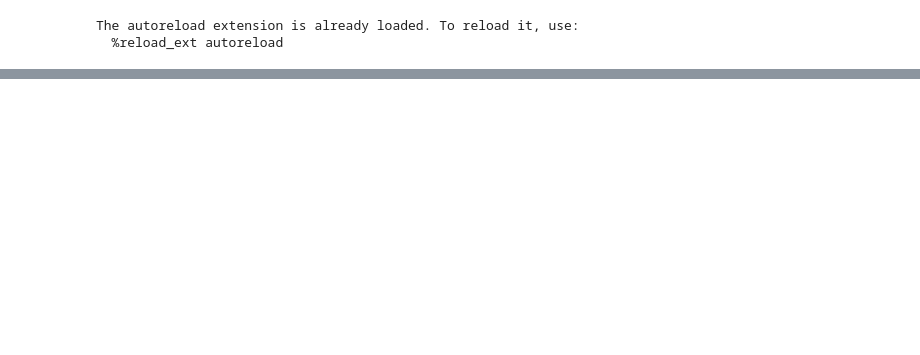
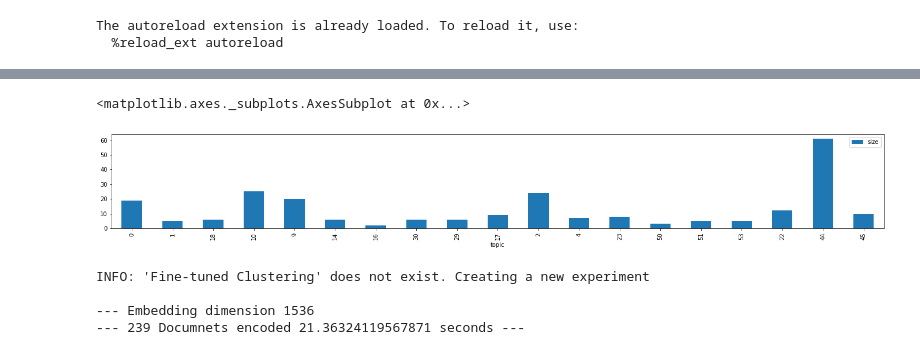
Before and after one commit to spring-media/ci-topic-thunder, a Jupyter notebook: MLflow_Bert.ipynb, the cells around one changed output, grey strips where cells are left out. Saved outputs shown, nothing was run; the diff lists cells and outputs as text; code cells hidden in the pictures; blank space fills up the shorter version.

Commit message:
adding modeling.py with all the ml related code and code for MLFlow clustering expeirment

```diff
--- a/MLflow_Bert.ipynb
+++ b/MLflow_Bert.ipynb
@@ -39,10 +46,27 @@ X.head(1)
 |  | headline | seo_title | text | created_at_date | created_at |
 | article_uid |  |  |  |  |  |
 | 5ed1398149006b863542719239e660f51... | US Open: Als Alexander Zverev sei... | Als er seinen Eltern dankte, kame... | Was für ein Drama! Was für Emotio... | 9/14/20 | 2020-09-14 11:56:15 |
+# %%
+X = utils.load_labeled_data()
+X.query("labels == 5")
+pd.DataFrame(y_summarized_clusters.items(),columns=["topic",'size']).set_index("topic").plot(kind="bar",figsize=(24,3))
+# %% [output]
+<matplotlib.axes._subplots.AxesSubplot at 0x...>
+[figure, added]
 # %%
 #experiments = client.list_experiments() # returns a list of mlflow.entities.Experiment
-mlflow.set_experiment("TT - Clustering")
+mlflow.set_experiment("Fine-tuned Clustering")
 
-embeddings = modeling.get_sentence_embeddings(pdf)
+
+word_embedding_model = models.Transformer('bert-german-dbmdz-uncased-sentence-stsb-BILD-100k-finetune/0_Transformer')
+
 pdf = utils.preprocess_text(X,"text")
+embeddings = modeling.get_sentence_embeddings(pdf,word_embedding_model,False)
+mlflow.set_tag("Pooling Layer","mean")
+#word_embedding_model.encode("pdf")
+# %% [output]
+INFO: 'Fine-tuned Clustering' does not exist. Creating a new experiment
+
+--- Embedding dimension 1536
+--- 239 Documnets encoded 21.36324119567871 seconds ---
 # %%
```
Also changed, not shown: parts of 10 cells of this notebook, 2 other files.
